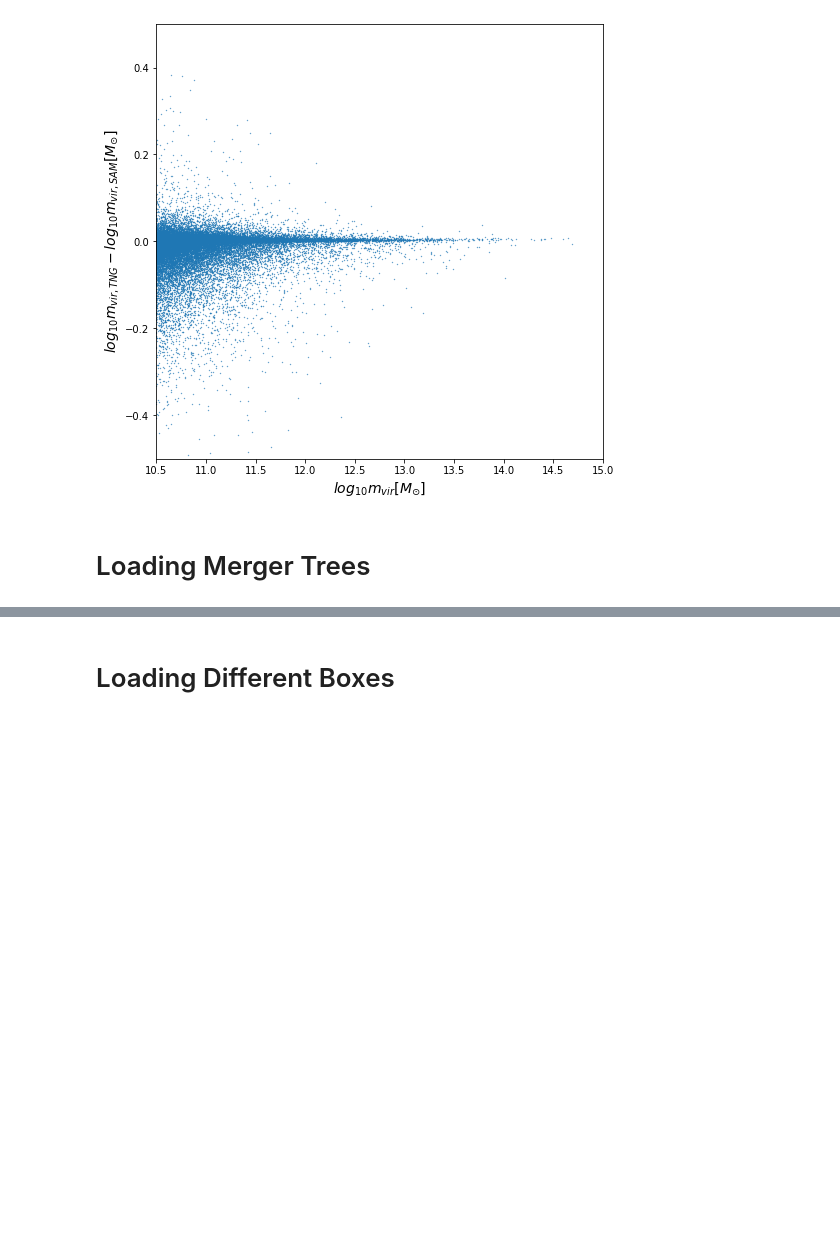
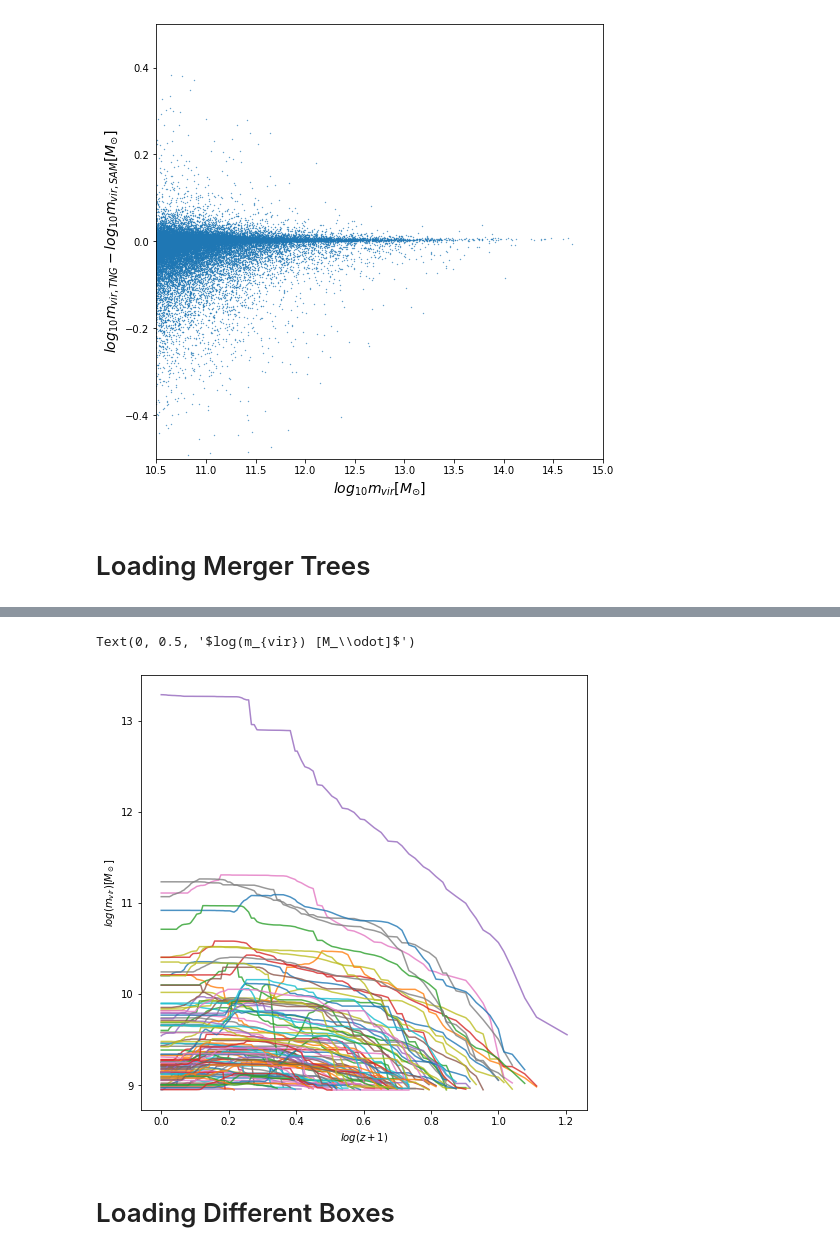
Before and after one commit to aust427/scsample, a Jupyter notebook: ilsam-testing.ipynb, the cells around one changed output, grey strips where cells are left out. Cells and saved outputs as stored; diff of their text form; code cells hidden in the pictures; blank space fills up the shorter version.

```diff
--- a/ilsam-testing.ipynb
+++ b/ilsam-testing.ipynb
@@ -272,0 +288,2 @@ Coming soon!
+# %%
+ilsam.merger.load_tree_galprop(basePath, 1122969408, fields=['GalpropMBH'], most_massive=True)
@@ -273,3 +308,15 @@ Coming soon!
+# %%
+subhalo_forest = ilsam.merger.load_galprop_forest(basePath, [[0, 0, 0]], most_massive=True)
+# %%
+fig, ax = plt.subplots(1, 1, figsize=(8, 8))
+for tree in list(subhalo_forest.keys())[0:100]:
+    ax.plot(np.log10(subhalo_forest[tree]['GalpropRedshift'] + 1), np.log10(subhalo_forest[tree]['GalpropMvir'] * 1e9), alpha=0.8)
+
+ax.set_xlabel('$log(z + 1)$')
+ax.set_ylabel('$log(m_{vir}) [M_\odot]$')
+# %% [output]
+Text(0, 0.5, '$log(m_{vir}) [M_\\odot]$')
+[figure, added]
 # %% [markdown]
 # Loading Different Boxes
 # %% [markdown]
```
Also changed, not shown: parts of 25 cells of this notebook, 1 other file.
